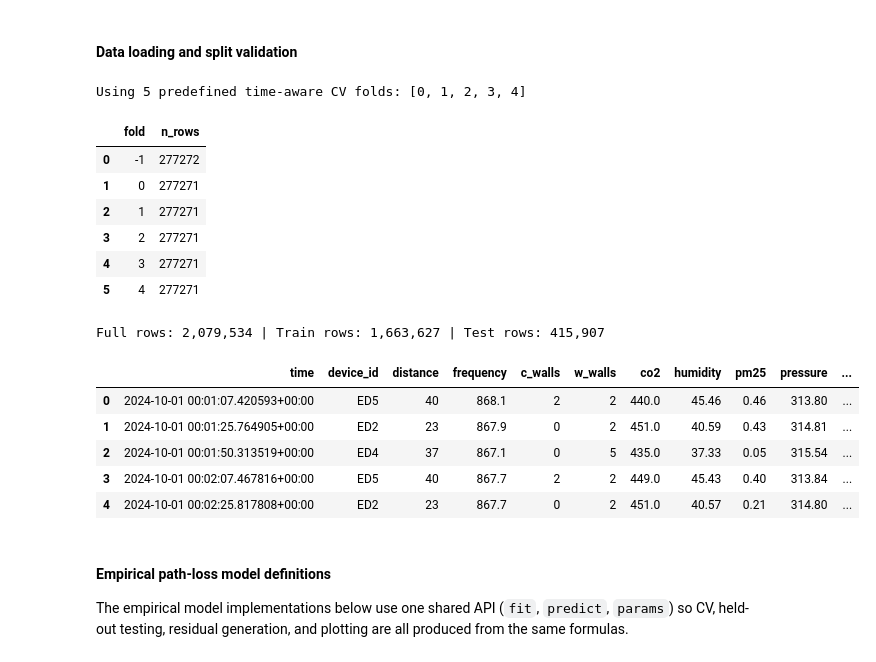
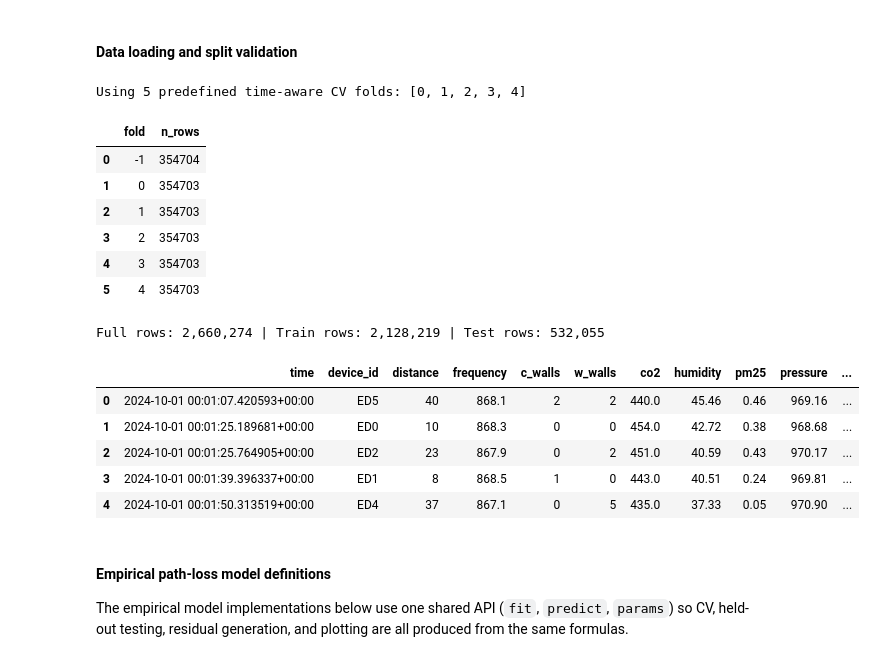
Before and after one commit to nahshonmokua/LoRaWAN-IndoorPathLossModeling-ML, a Jupyter notebook: 01_Empirical_PLMs.ipynb, the cells around one changed output. Drawn from its saved outputs; the diff is of its cells as text; code cells hidden in the pictures.

```diff
--- a/01_Empirical_PLMs.ipynb
+++ b/01_Empirical_PLMs.ipynb
@@ -44,7 +44,7 @@ TRAIN_CSV = "Data_Files/train.csv"
 TEST_CSV = "Data_Files/test.csv"
 FOLDS_NPY = "Data_Files/train_folds.npy"
 CV_SPLITS_NPZ = "Data_Files/train_time_series_cv_splits.npz"
-FULL_CSV = "Data_Files/cleaned_dataset_per_device.csv"
+FULL_CSV = "../all_data_files/cleaned_dataset_per_device.csv"
 
 MODELS_DIR = "Models"
 FIGURES_DIR = "Figures"
@@ -78,7 +78,7 @@ df_full = df_full.rename(columns={"exp_pl": "PL"}).copy()
 target_col = "PL"
 metadata_cols = [
     "time", "device_id", "distance", "frequency", "c_walls", "w_walls",
-    "co2", "humidity", "pm25", "pressure", "temperature", "snr",
+    "co2", "humidity", "pm25", "pressure", "temperature",
 ]
 model_input_cols = ["distance", "frequency", "c_walls", "w_walls"]
 required_eval_cols = [target_col, *metadata_cols]
@@ -116,45 +116,45 @@ def validate_cv_splits(cv_splits, fold_assignments, name="cv_splits"):
 
         expected_val_idx = np.flatnonzero(fold_assignments == fold_num)
         if not np.array_equal(val_idx, expected_val_idx):
             raise ValueError(f"{name} fold {fold_num} validation indices do not match train_folds.npy metadata.")
 
 
 validate_cv_splits(cv_splits, fold_assignments)
 
 fold_ids = sorted(np.unique(fold_assignments[fold_assignments >= 0]).astype(int).tolist())
 if len(fold_ids) != 5:
     print(f"Warning: expected 5 CV folds, found {len(fold_ids)} folds: {fold_ids}")
 else:
     print(f"Using {len(fold_ids)} predefined time-aware CV folds: {fold_ids}")
 
 fold_sizes = pd.Series(fold_assignments).value_counts().sort_index().rename_axis("fold").reset_index(name="n_rows")
 display(fold_sizes)
 
 X_train = df_train[model_input_cols].copy()
 y_train = df_train[target_col].astype(float).to_numpy()
 X_test = df_test[model_input_cols].copy()
 y_test = df_test[target_col].astype(float).to_numpy()
 X_full = df_full[model_input_cols].copy()
 y_full = df_full[target_col].astype(float).to_numpy()
 
 print(f"Full rows: {len(df_full):,} | Train rows: {len(df_train):,} | Test rows: {len(df_test):,}")
 display(df_full[metadata_cols + [target_col]].head())
 # %% [output]
 Using 5 predefined time-aware CV folds: [0, 1, 2, 3, 4]
 |  | fold | n_rows |
-| 0 | -1 | 277272 |
-| 1 | 0 | 277271 |
-| 2 | 1 | 277271 |
-| 3 | 2 | 277271 |
-| 4 | 3 | 277271 |
-| 5 | 4 | 277271 |
+| 0 | -1 | 354704 |
+| 1 | 0 | 354703 |
+| 2 | 1 | 354703 |
+| 3 | 2 | 354703 |
+| 4 | 3 | 354703 |
+| 5 | 4 | 354703 |
-Full rows: 2,079,534 | Train rows: 1,663,627 | Test rows: 415,907
+Full rows: 2,660,274 | Train rows: 2,128,219 | Test rows: 532,055
 |  | time | device_id | distance | frequency | c_walls | w_walls | co2 | humidity | pm25 | pressure | ... |
-| 0 | 2024-10-01 00:01:07.420593+00:00 | ED5 | 40 | 868.1 | 2 | 2 | 440.0 | 45.46 | 0.46 | 313.80 | ... |
-| 1 | 2024-10-01 00:01:25.764905+00:00 | ED2 | 23 | 867.9 | 0 | 2 | 451.0 | 40.59 | 0.43 | 314.81 | ... |
-| 2 | 2024-10-01 00:01:50.313519+00:00 | ED4 | 37 | 867.1 | 0 | 5 | 435.0 | 37.33 | 0.05 | 315.54 | ... |
-| 3 | 2024-10-01 00:02:07.467816+00:00 | ED5 | 40 | 867.7 | 2 | 2 | 449.0 | 45.43 | 0.40 | 313.84 | ... |
-| 4 | 2024-10-01 00:02:25.817808+00:00 | ED2 | 23 | 867.7 | 0 | 2 | 451.0 | 40.57 | 0.21 | 314.80 | ... |
+| 0 | 2024-10-01 00:01:07.420593+00:00 | ED5 | 40 | 868.1 | 2 | 2 | 440.0 | 45.46 | 0.46 | 969.16 | ... |
+| 1 | 2024-10-01 00:01:25.189681+00:00 | ED0 | 10 | 868.3 | 0 | 0 | 454.0 | 42.72 | 0.38 | 968.68 | ... |
+| 2 | 2024-10-01 00:01:25.764905+00:00 | ED2 | 23 | 867.9 | 0 | 2 | 451.0 | 40.59 | 0.43 | 970.17 | ... |
+| 3 | 2024-10-01 00:01:39.396337+00:00 | ED1 | 8 | 868.5 | 1 | 0 | 443.0 | 40.51 | 0.24 | 969.81 | ... |
+| 4 | 2024-10-01 00:01:50.313519+00:00 | ED4 | 37 | 867.1 | 0 | 5 | 435.0 | 37.33 | 0.05 | 970.90 | ... |
 # %% [markdown]
 #### Empirical path-loss model definitions
 The empirical model implementations below use one shared API (`fit`, `predict`, `params`) so CV, held-out testing, residual generation, and plotting are all produced from the same formulas.
```
Also changed, not shown: parts of 6 cells of this notebook.
